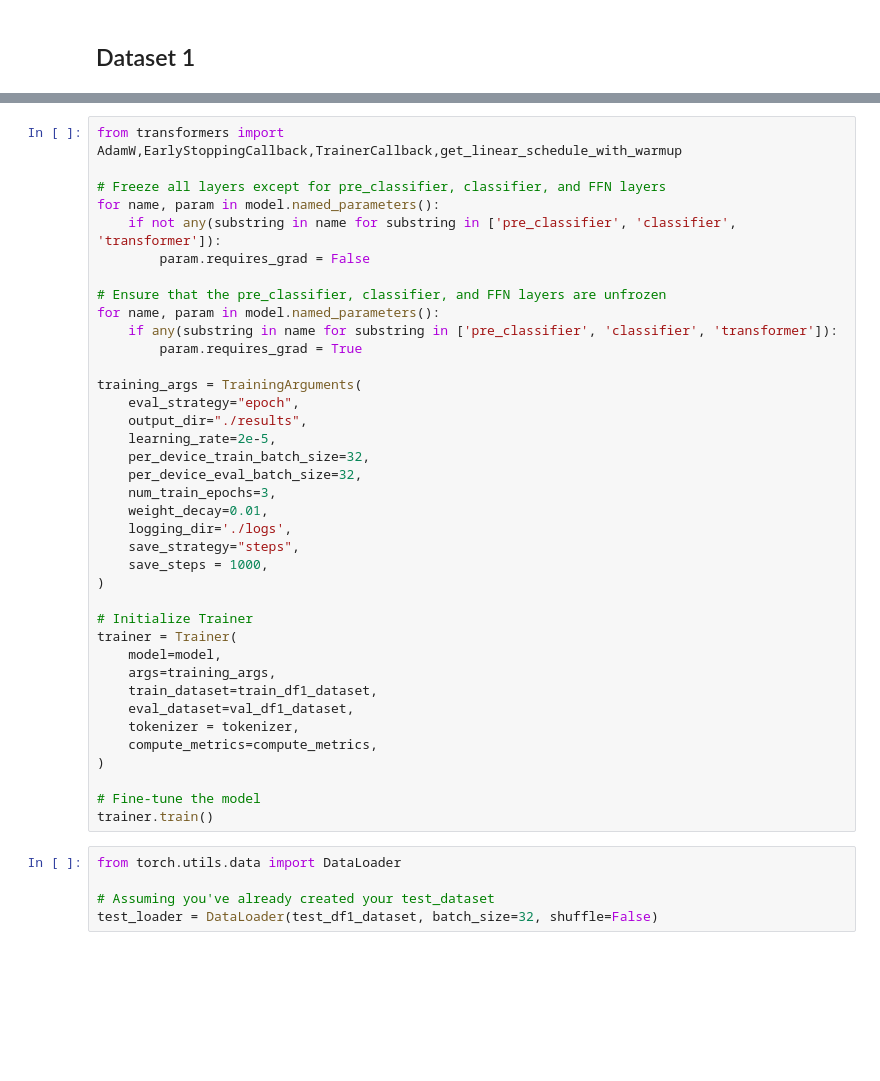
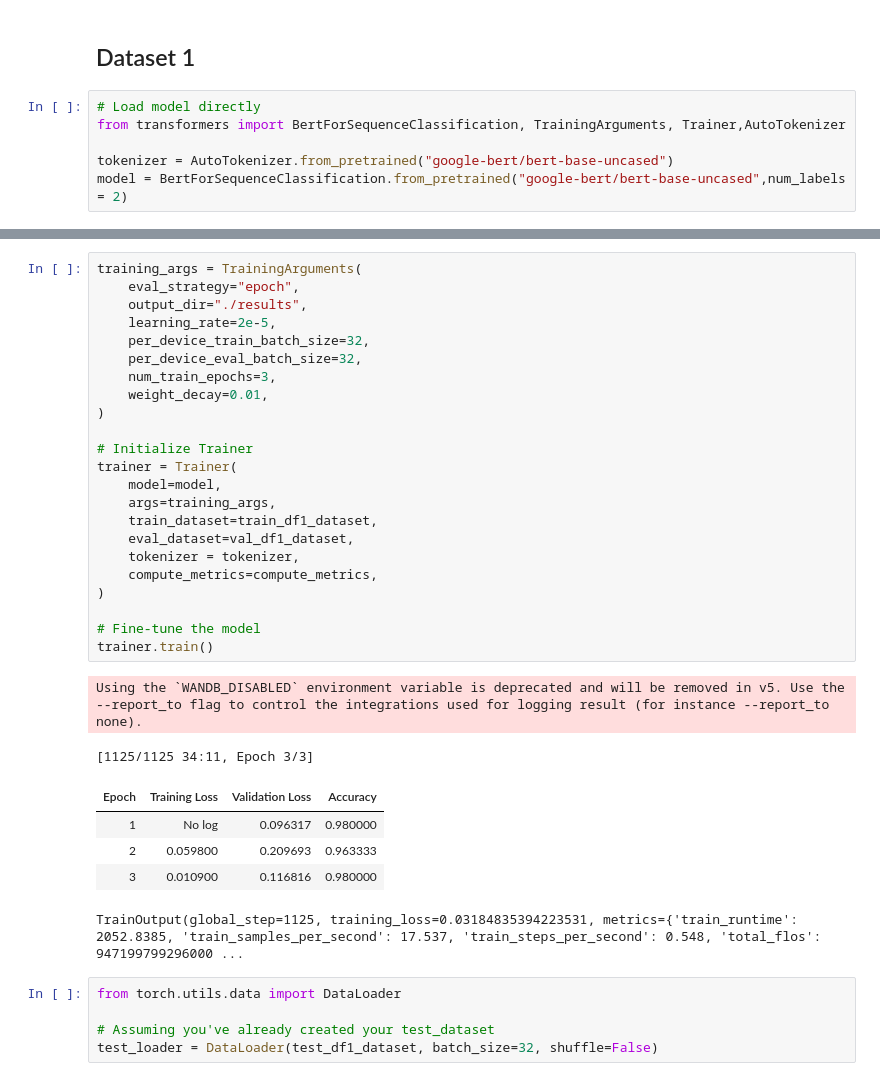
Before and after one commit to Sirapop12345/sp, a Jupyter notebook: notebook5ab12a55f4.ipynb, the cells around one changed output, grey strips where cells are left out. Drawn from its saved outputs; the diff is of its cells as text; blank space fills up the shorter version.

```diff
--- a/notebook5ab12a55f4.ipynb
+++ b/notebook5ab12a55f4.ipynb
@@ -1818,2 +1741,8 @@ plt.show()
 # %% [markdown]
 ## Dataset 1
+# %%
+# Load model directly
+from transformers import BertForSequenceClassification, TrainingArguments, Trainer,AutoTokenizer
+
+tokenizer = AutoTokenizer.from_pretrained("google-bert/bert-base-uncased")
+model = BertForSequenceClassification.from_pretrained("google-bert/bert-base-uncased",num_labels = 2)
@@ -1820,41 +1787,34 @@ plt.show()
 # %%
-from transformers import AdamW,EarlyStoppingCallback,TrainerCallback,get_linear_schedule_with_warmup
-
-# Freeze all layers except for pre_classifier, classifier, and FFN layers
-for name, param in model.named_parameters():
-    if not any(substring in name for substring in ['pre_classifier', 'classifier', 'transformer']):
-        param.requires_grad = False
-
-# Ensure that the pre_classifier, classifier, and FFN layers are unfrozen
-for name, param in model.named_parameters():
-    if any(substring in name for substring in ['pre_classifier', 'classifier', 'transformer']):
-        param.requires_grad = True
-
 training_args = TrainingArguments(
     eval_strategy="epoch",
     output_dir="./results",
     learning_rate=2e-5,
     per_device_train_batch_size=32,
     per_device_eval_batch_size=32,
     num_train_epochs=3,
     weight_decay=0.01,
-    logging_dir='./logs',
-    save_strategy="steps",
-    save_steps = 1000,
 )
 
 # Initialize Trainer
 trainer = Trainer(
     model=model,
     args=training_args,
     train_dataset=train_df1_dataset,
     eval_dataset=val_df1_dataset,
     tokenizer = tokenizer,
     compute_metrics=compute_metrics,
 )
 
 # Fine-tune the model
 trainer.train()
+# %% [output]
+Using the `WANDB_DISABLED` environment variable is deprecated and will be removed in v5. Use the --report_to flag to control the integrations used for logging result (for instance --report_to none).
+[1125/1125 34:11, Epoch 3/3]
+| Epoch | Training Loss | Validation Loss | Accuracy |
+| 1 | No log | 0.096317 | 0.980000 |
+| 2 | 0.059800 | 0.209693 | 0.963333 |
+| 3 | 0.010900 | 0.116816 | 0.980000 |
+TrainOutput(global_step=1125, training_loss=0.03184835394223531, metrics={'train_runtime': 2052.8385, 'train_samples_per_second': 17.537, 'train_steps_per_second': 0.548, 'total_flos': 947199799296000 ...
 # %%
 from torch.utils.data import DataLoader
 
```
Also changed, not shown: parts of 65 cells of this notebook.
